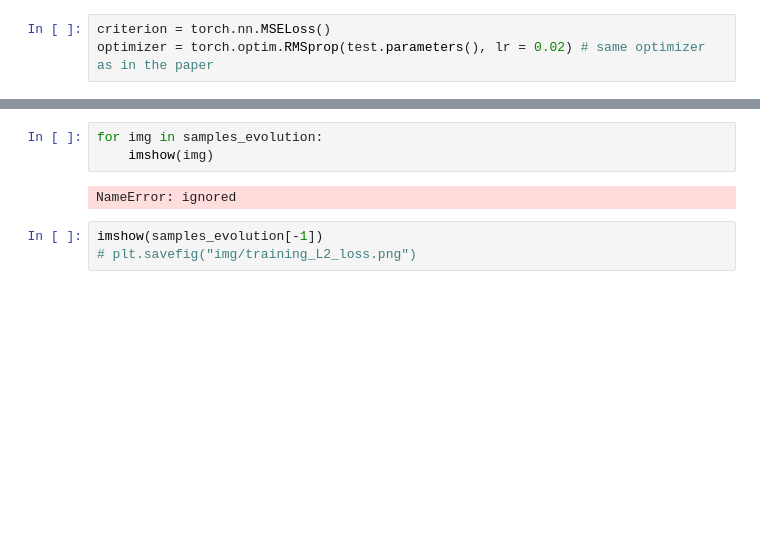
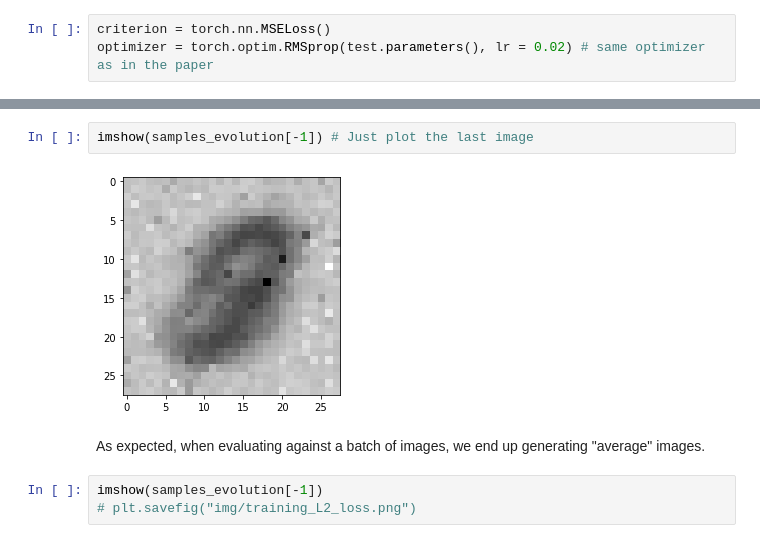
Before and after one commit to gabrielkasmi/ot_gan_ensae, a Jupyter notebook: autodiff_ot_gan.ipynb, the cells around one changed output, grey strips where cells are left out. Cells and saved outputs as stored; diff of their text form; blank space fills up the shorter version.

```diff
--- a/autodiff_ot_gan.ipynb
+++ b/autodiff_ot_gan.ipynb
@@ -202,8 +212,9 @@ Epoch 9: train loss: 0.25681
-# %%
-for img in samples_evolution:
-    imshow(img)
-# %% [output]
-NameError: ignored
+# %%
+imshow(samples_evolution[-1]) # Just plot the last image
+# %% [output]
+[figure, added]
+# %% [markdown]
+As expected, when evaluating against a batch of images, we end up generating "average" images.
 # %%
 imshow(samples_evolution[-1])
 # plt.savefig("img/training_L2_loss.png")
```
Also changed, not shown: parts of 22 cells of this notebook.
